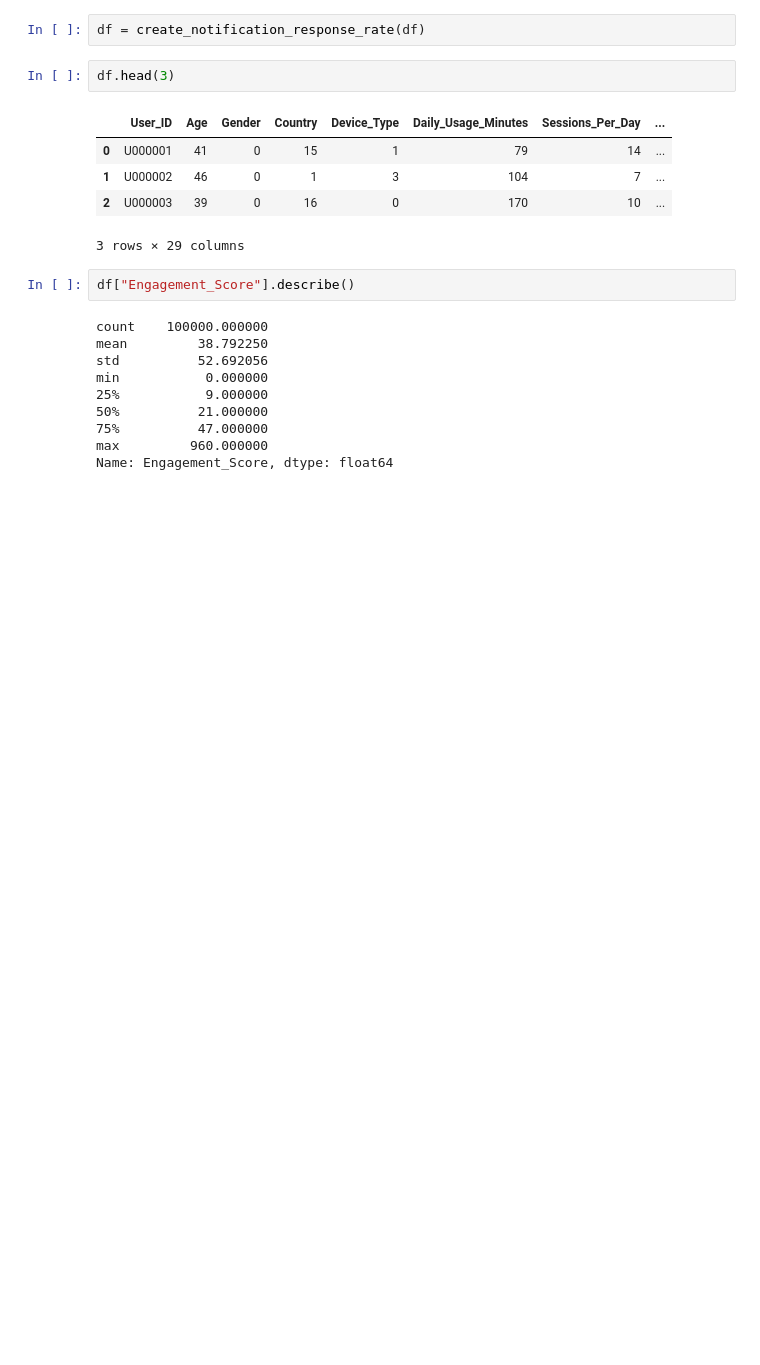
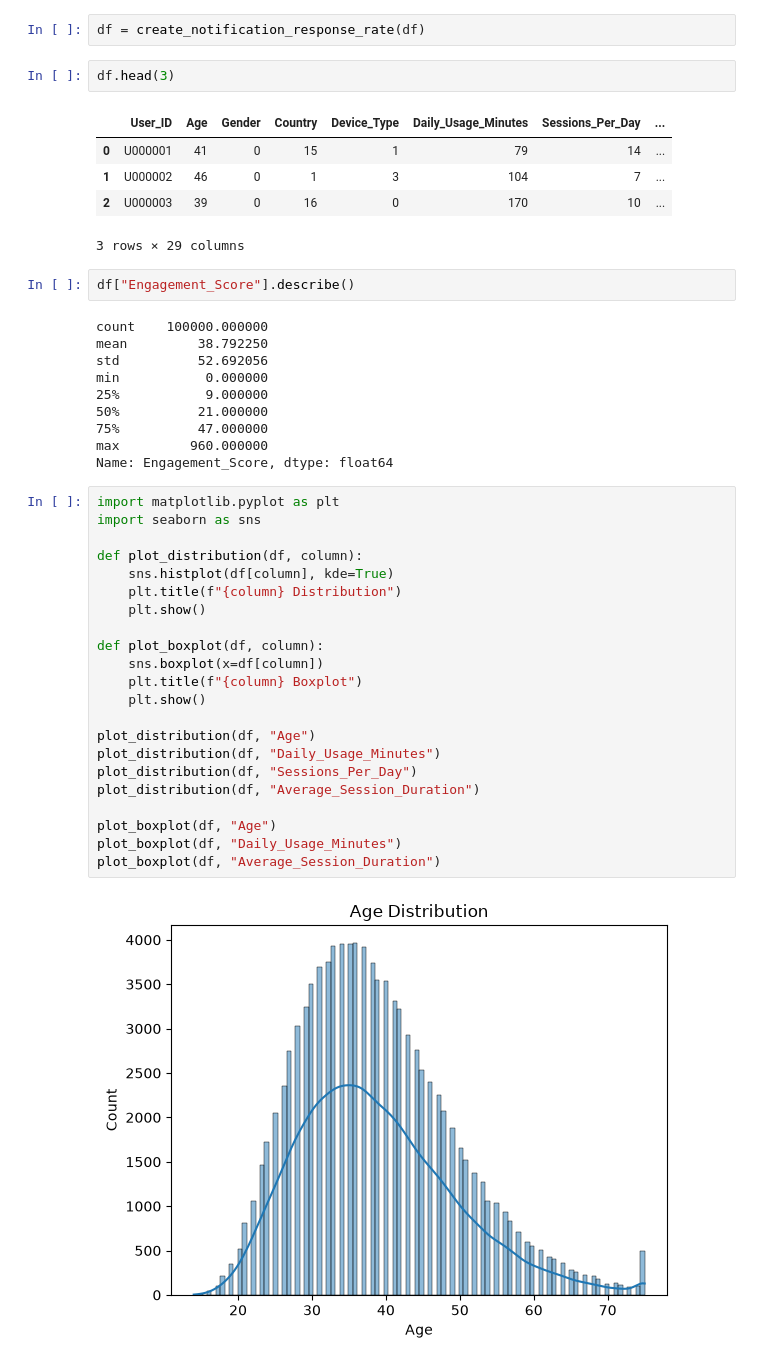
Before and after one commit to RameenWahid/Mobile-App-User-Behavior-Analysis, a Jupyter notebook: code.ipynb, the cells around one changed output. Drawn from its saved outputs; the diff is of its cells as text; blank space fills up the shorter version.

```diff
--- a/code.ipynb
+++ b/code.ipynb
@@ -291,3 +291,27 @@ min           0.000000
 75%          47.000000
 max         960.000000
 Name: Engagement_Score, dtype: float64
+# %%
+import matplotlib.pyplot as plt
+import seaborn as sns
+
+def plot_distribution(df, column):
+    sns.histplot(df[column], kde=True)
+    plt.title(f"{column} Distribution")
+    plt.show()
+
+def plot_boxplot(df, column):
+    sns.boxplot(x=df[column])
+    plt.title(f"{column} Boxplot")
+    plt.show()
+
+plot_distribution(df, "Age")
+plot_distribution(df, "Daily_Usage_Minutes")
+plot_distribution(df, "Sessions_Per_Day")
+plot_distribution(df, "Average_Session_Duration")
+
+plot_boxplot(df, "Age")
+plot_boxplot(df, "Daily_Usage_Minutes")
+plot_boxplot(df, "Average_Session_Duration")
+# %% [output]
+[figure, added]
```
Also changed, not shown: parts of 14 cells of this notebook.
